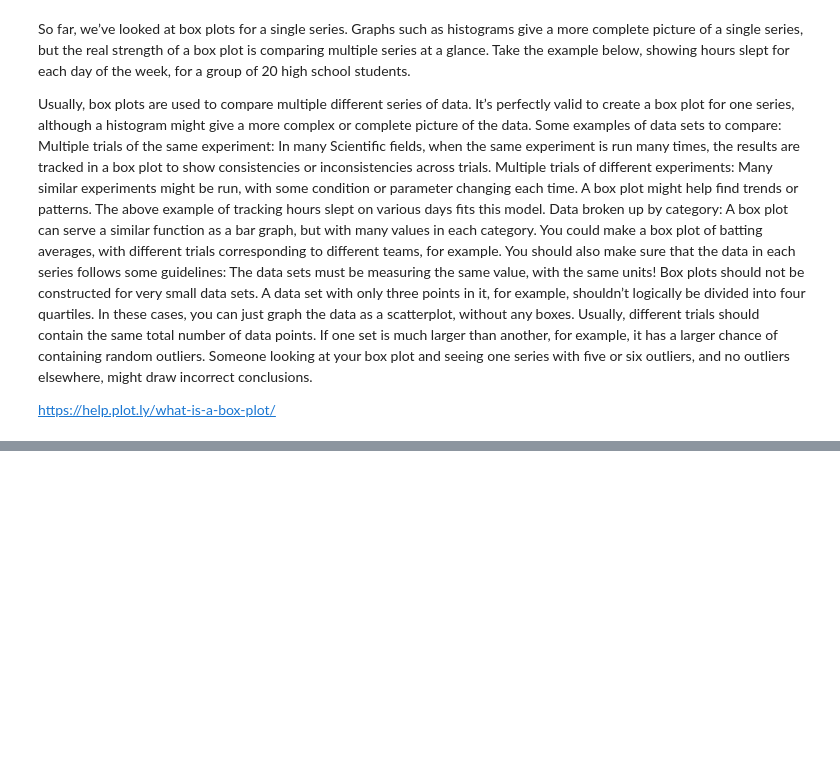
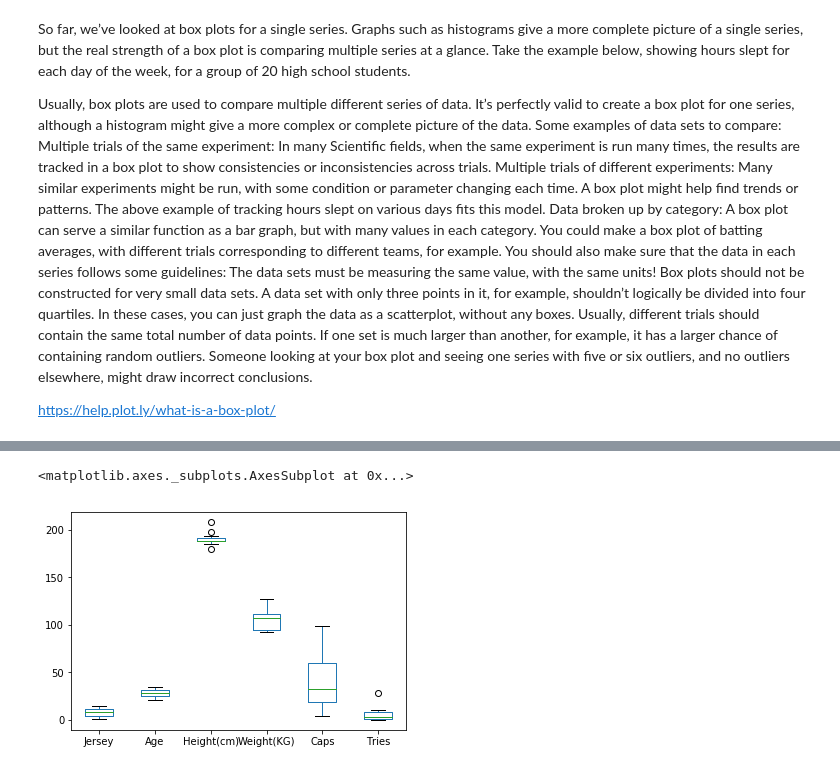
Before and after one commit to JohnONeillGMIT/BoxPlot, a Jupyter notebook: Boxplot Project.ipynb, the cells around one changed output, grey strips where cells are left out. Drawn from its saved outputs; the diff is of its cells as text; code cells hidden in the pictures; blank space fills up the shorter version.

Commit message:
added inital code and plot

```diff
--- a/Boxplot Project.ipynb
+++ b/Boxplot Project.ipynb
@@ -167,3 +167,12 @@ Box plots should not be constructed for very small data sets. A data set with on
 Usually, different trials should contain the same total number of data points. If one set is much larger than another, for example, it has a larger chance of containing random outliers. Someone looking at your box plot and seeing one series with five or six outliers, and no outliers elsewhere, might draw incorrect conclusions.
 
 https://help.plot.ly/what-is-a-box-plot/
+# %%
+#import the relevant libraries
+import pandas as pd
+import numpy as np
+import matplotlib.pyplot as plt #sub package for plotting
+import seaborn as sns
+%matplotlib inline
+#load dataset from local directory
+df= pd.read_csv(r"C:\Users\john_j_o'neill\Documents\RugbyStats.csv")
@@ -169,0 +198,5 @@ https://help.plot.ly/what-is-a-box-plot/
+# %%
+df.plot.box()
+# %% [output]
+<matplotlib.axes._subplots.AxesSubplot at 0x...>
+[figure, added]
```
Also changed, not shown: parts of 2 cells of this notebook.
